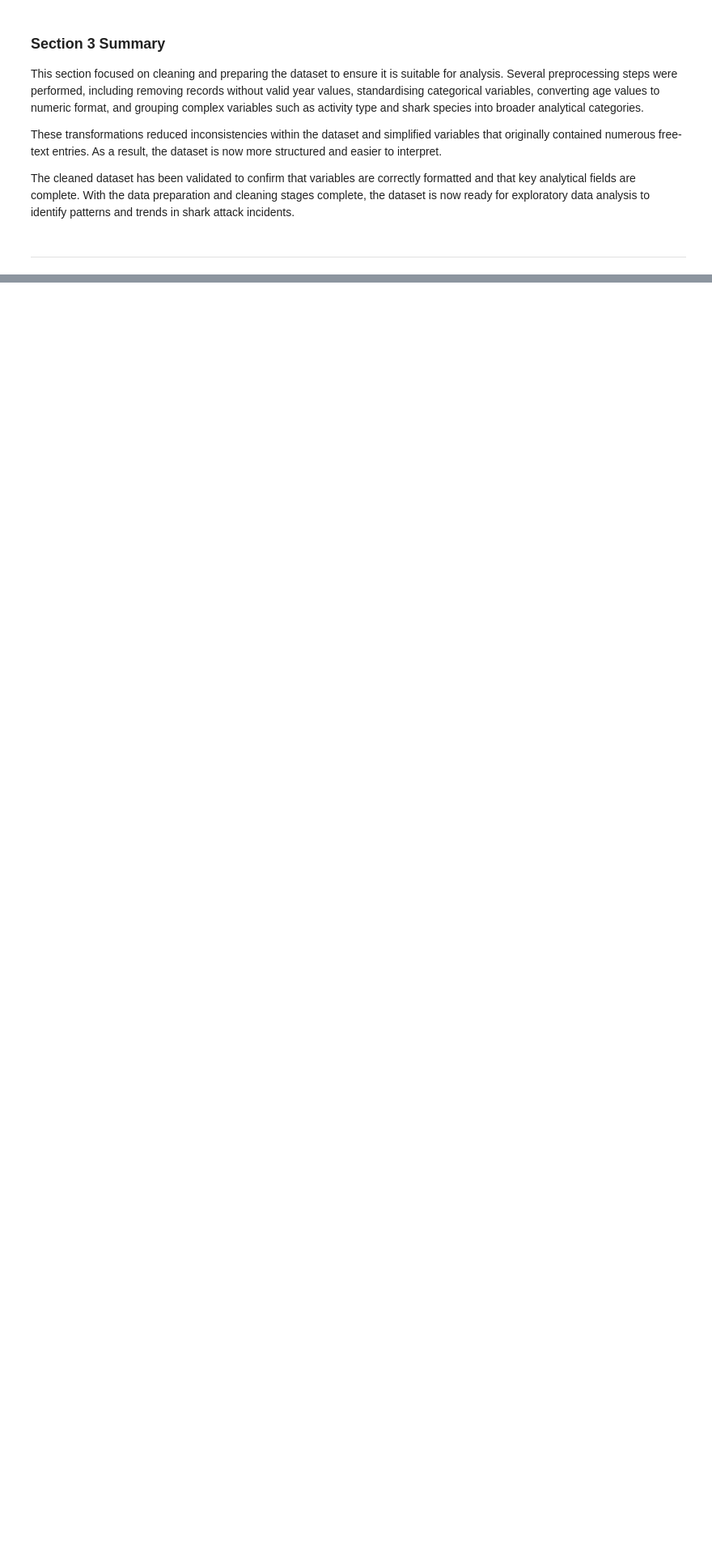
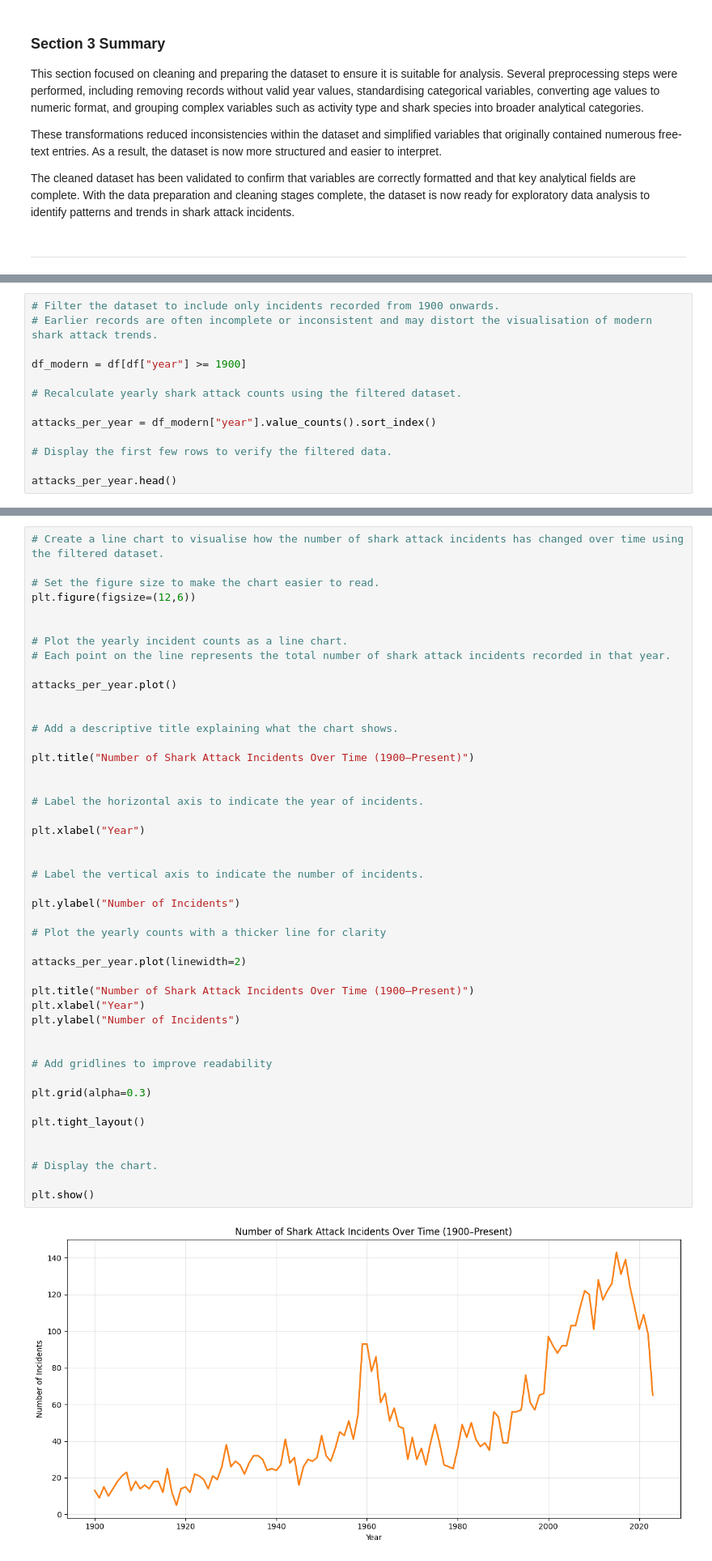
Before and after one commit to szm2701/shark-attack-data-dashboard, a Jupyter notebook: jupyter_notebooks/shark_attack_analysis.ipynb, the cells around one changed output, grey strips where cells are left out. Shown at 81% size. Drawn from its saved outputs; the diff is of its cells as text; blank space fills up the shorter version.

Commit message:
Add Section 4.1 exploratory analysis: shark attack incidents over time with visualisation and interpretation

```diff
--- a/jupyter_notebooks/shark_attack_analysis.ipynb
+++ b/jupyter_notebooks/shark_attack_analysis.ipynb
@@ -875,0 +905,13 @@ The cleaned dataset has been validated to confirm that variables are correctly f
+# %%
+# Filter the dataset to include only incidents recorded from 1900 onwards.
+# Earlier records are often incomplete or inconsistent and may distort the visualisation of modern shark attack trends.
+
+df_modern = df[df["year"] >= 1900]
+
+# Recalculate yearly shark attack counts using the filtered dataset.
+
+attacks_per_year = df_modern["year"].value_counts().sort_index()
+
+# Display the first few rows to verify the filtered data.
+
+attacks_per_year.head()
@@ -875,0 +926,48 @@ The cleaned dataset has been validated to confirm that variables are correctly f
+# %%
+# Create a line chart to visualise how the number of shark attack incidents has changed over time using the filtered dataset.
+
+# Set the figure size to make the chart easier to read.
+plt.figure(figsize=(12,6))
+
+
+# Plot the yearly incident counts as a line chart.
+# Each point on the line represents the total number of shark attack incidents recorded in that year.
+
+attacks_per_year.plot()
+
+
+# Add a descriptive title explaining what the chart shows.
+
+plt.title("Number of Shark Attack Incidents Over Time (1900–Present)")
+
+
+# Label the horizontal axis to indicate the year of incidents.
+
+plt.xlabel("Year")
+
+
+# Label the vertical axis to indicate the number of incidents.
+
+plt.ylabel("Number of Incidents")
+
+# Plot the yearly counts with a thicker line for clarity
+
+attacks_per_year.plot(linewidth=2)
+
+plt.title("Number of Shark Attack Incidents Over Time (1900–Present)")
+plt.xlabel("Year")
+plt.ylabel("Number of Incidents")
+
+
+# Add gridlines to improve readability
+
+plt.grid(alpha=0.3)
+
+plt.tight_layout()
+
+
+# Display the chart.
+
+plt.show()
+# %% [output]
+[figure, added]
```
Also changed, not shown: parts of 6 cells of this notebook.
